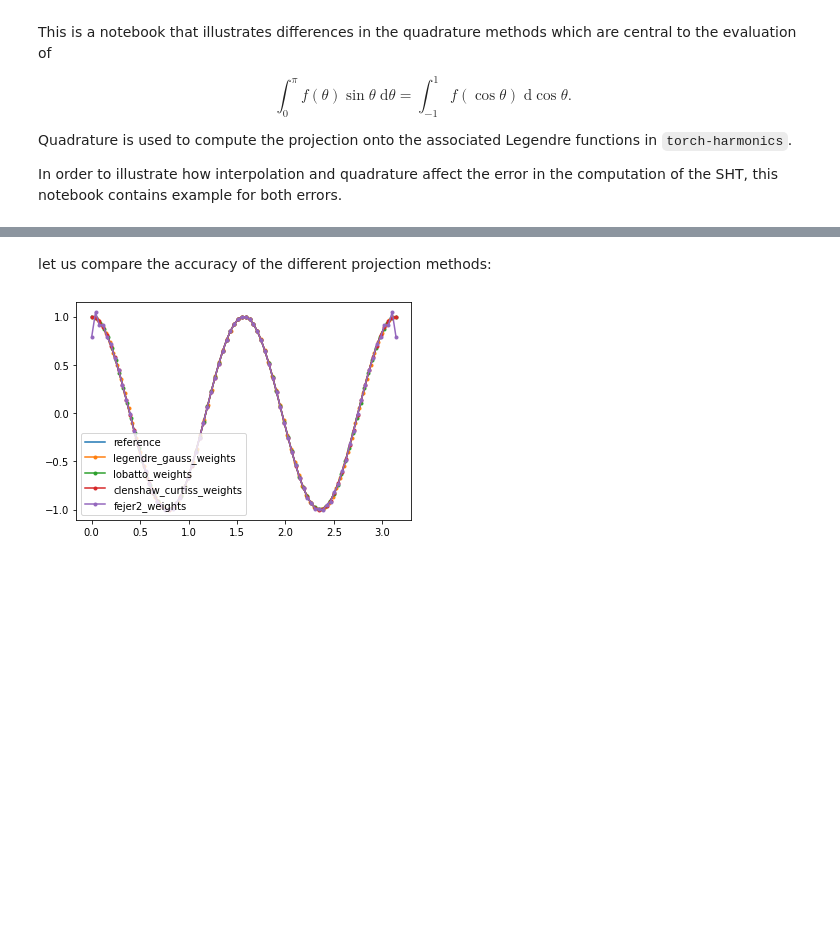
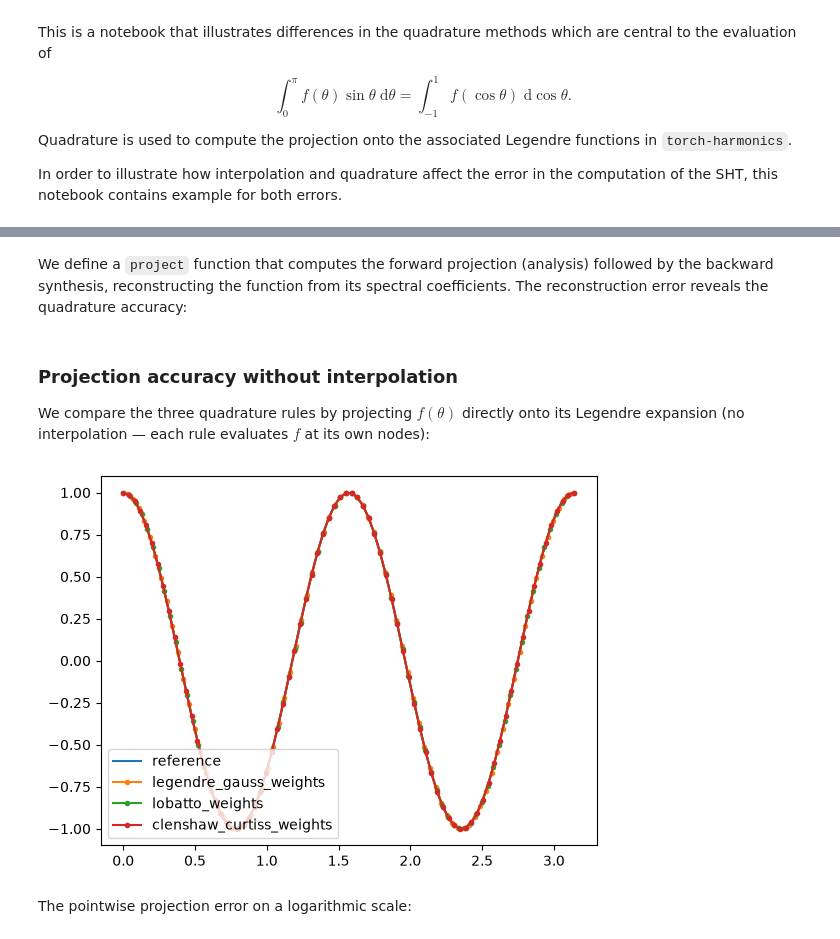
Before and after one commit to NVIDIA/torch-harmonics, a Jupyter notebook: notebooks/quadrature.ipynb, the cells around one changed output, grey strips where cells are left out. Cells and saved outputs as stored; diff of their text form; code cells hidden in the pictures; blank space fills up the shorter version.

```diff
--- a/notebooks/quadrature.ipynb
+++ b/notebooks/quadrature.ipynb
@@ -40,6 +38,6 @@ def interpolate(t, tq, f):
     return interp
 # %%
 cost_lg, wlg = legendre_gauss_weights(n_theta, -1, 1)
-# cost_lg, wlg = lobatto_weights(n_theta, -1, 1)
+cost_lg, wlg = cost_lg.numpy(), wlg.numpy()
 tq = np.flip(np.arccos(cost_lg))
 teq = np.linspace(0, np.pi, n_theta, dtype=np.float64)
@@ -150,3 +127,7 @@ fig.show()
+# %% [markdown]
+We define a `project` function that computes the forward projection (analysis)
+followed by the backward synthesis, reconstructing the function from its
+spectral coefficients. The reconstruction error reveals the quadrature accuracy:
 # %%
 def project(t, w, f, mmax=None):
     m = 0
@@ -160,24 +141,31 @@ def project(t, w, f, mmax=None):
     proj = torch.einsum('...k,lk->...l', torch.as_tensor(f), weights[m])
     rec = torch.einsum('...l, lk->...k', proj, pct[m] )
     return rec
-# %% [markdown]
-let us compare the accuracy of the different projection methods:
+# %% [markdown]
+### Projection accuracy without interpolation
+
+We compare the three quadrature rules by projecting $f(\theta)$ directly
+onto its Legendre expansion (no interpolation — each rule evaluates $f$
+at its own nodes):
 # %%
 t = np.linspace(0, np.pi, n_theta)
 plt.plot(t, f(t), label="reference")
 
-for quadrature in [legendre_gauss_weights, lobatto_weights, clenshaw_curtiss_weights, fejer2_weights]:
+for quadrature in [legendre_gauss_weights, lobatto_weights, clenshaw_curtiss_weights]:
     cost, wq = quadrature(n_theta, -1, 1)
+    cost, wq = cost.numpy(), wq.numpy()
     tq = np.flip(np.arccos(cost))
 
     out = project(tq, wq, f(tq))
 
     plt.plot(tq, out, '.-', label=quadrature.__name__)
 
 plt.legend(loc='lower left')
 plt.show()
 # %% [output]
-[figure, old version]
+[figure, new version]
+# %% [markdown]
+The pointwise projection error on a logarithmic scale:
 # %%
 for quadrature in [legendre_gauss_weights, lobatto_weights, clenshaw_curtiss_weights]:
     cost, wq = quadrature(n_theta, -1, 1)
```
Also changed, not shown: parts of 27 cells of this notebook, 15 other files.
